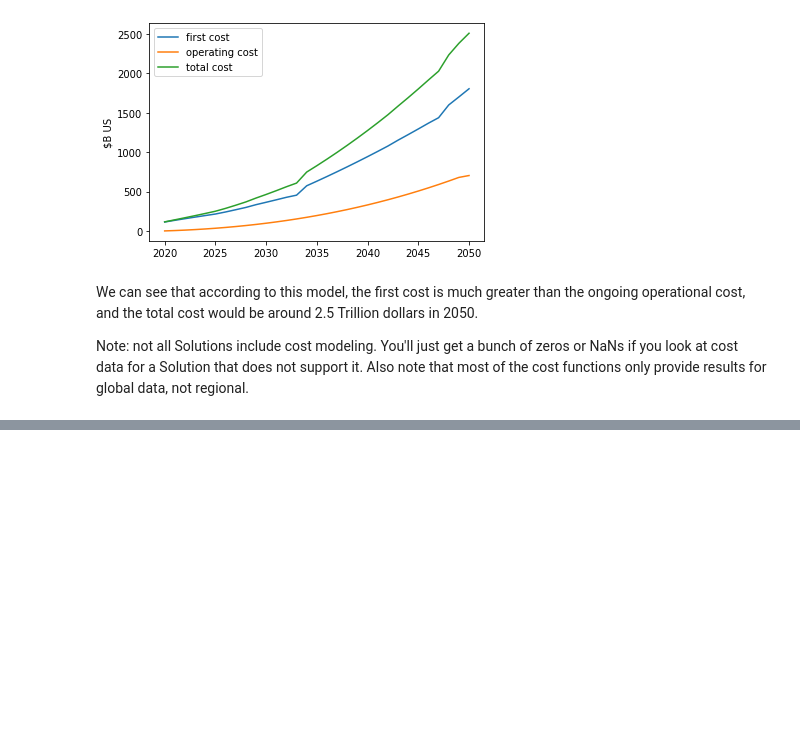
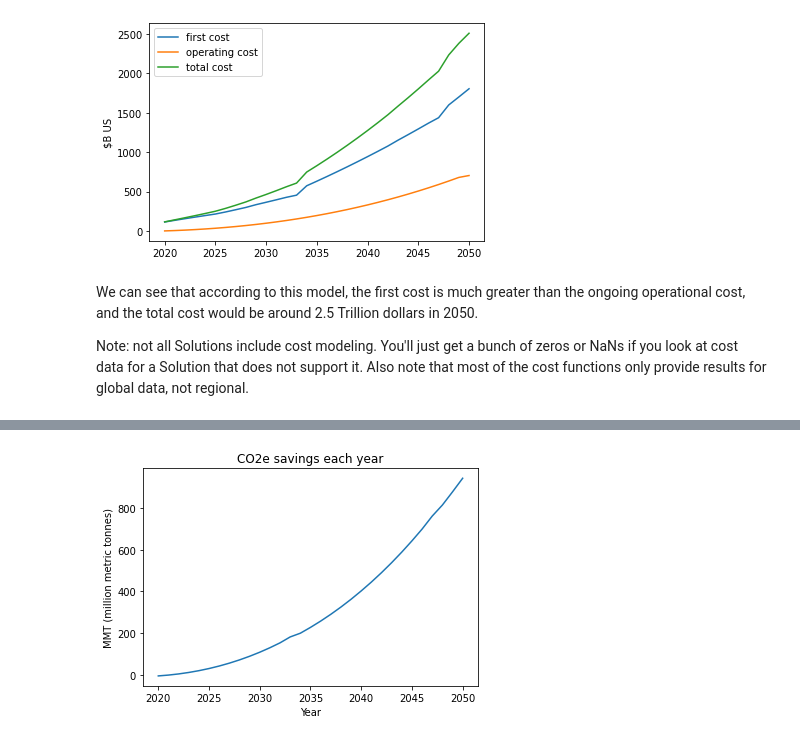
Before and after one commit to ProjectDrawdown/solutions, a Jupyter notebook: New_SH.ipynb, the cells around one changed output, grey strips where cells are left out. Drawn from its saved outputs; the diff is of its cells as text; code cells hidden in the pictures; blank space fills up the shorter version.

```diff
--- a/New_SH.ipynb
+++ b/New_SH.ipynb
@@ -233,0 +248,5 @@ Note: not all Solutions include cost modeling.  You'll just get a bunch of zeros
+# %%
+ecars2_emissions_reduced = ecars2.c2.co2eq_mmt_reduced().loc[2020:2050,'World']
+ecars2_emissions_reduced.plot(title="CO2e savings each year", ylabel="MMT (million metric tonnes)");
+# %% [output]
+[figure, added]
```
Also changed, not shown: parts of 4 cells of this notebook.
